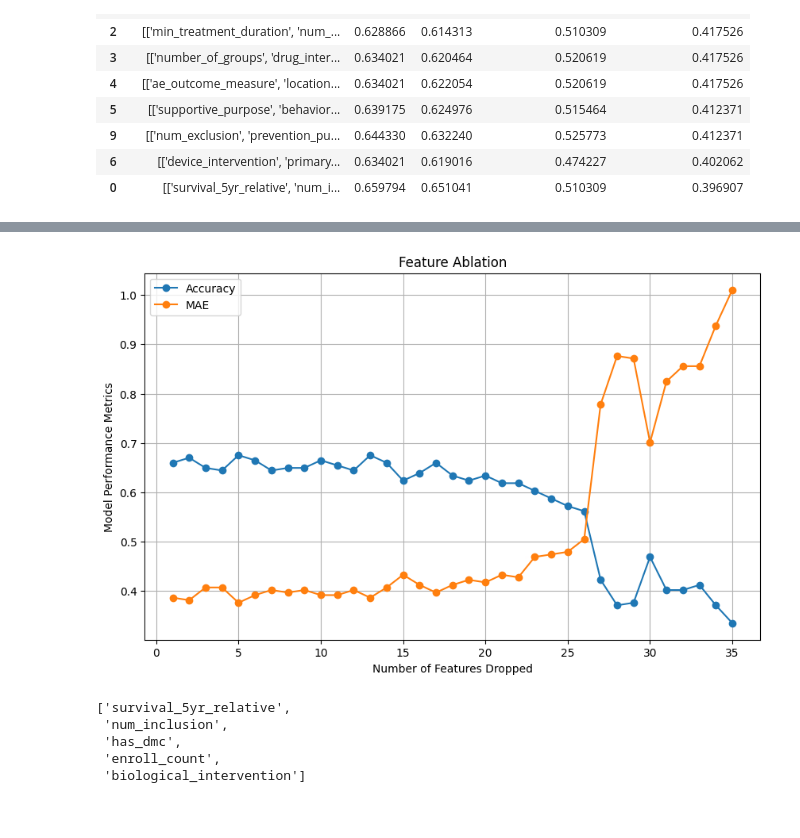
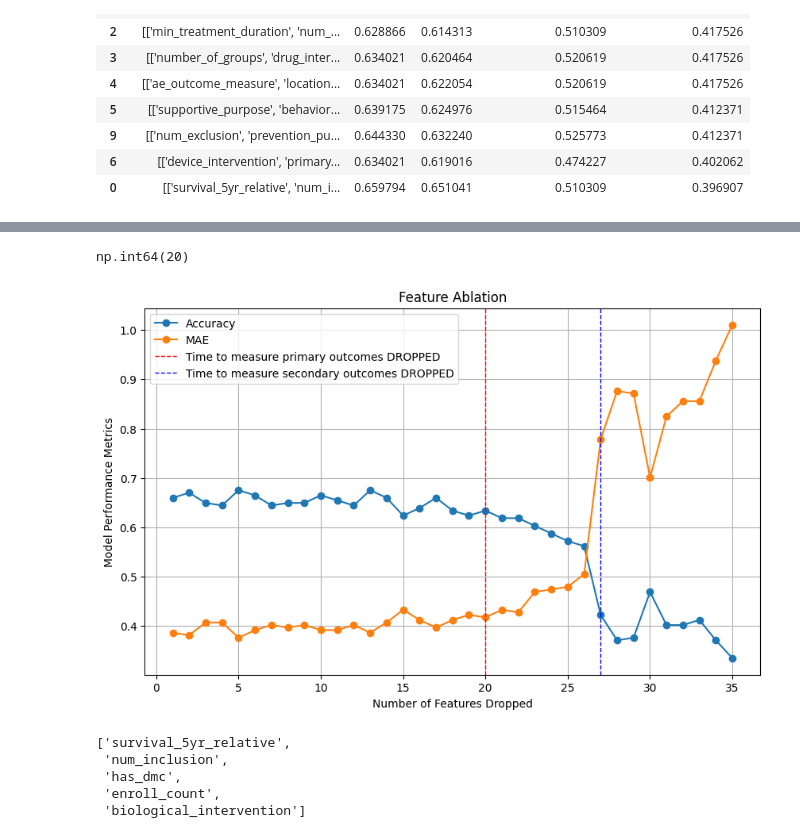
Before and after one commit to cynthiaxu04/predicting-clinicaltrials, a Jupyter notebook: model/feature_ablation.ipynb, the cells around one changed output, grey strips where cells are left out. Cells and saved outputs as stored; diff of their text form; code cells hidden in the pictures.

```diff
--- a/model/feature_ablation.ipynb
+++ b/model/feature_ablation.ipynb
@@ -257,18 +259,28 @@ Feature Importance
 | 32 | ['survival_5yr_relative', 'num_in... | 0.412371 | 0.356378 | 1.391753 | 0.855670 | 33 |
 | 33 | ['survival_5yr_relative', 'num_in... | 0.371134 | 0.368348 | 1.556701 | 0.938144 | 34 |
 | 34 | ['survival_5yr_relative', 'num_in... | 0.335052 | 0.112260 | 1.701031 | 1.010309 | 35 |
+# %%
+results3.loc[results3['feature_dropped'].apply(lambda x: x[-1] == "primary_max_days" if isinstance(x, list) and x else False), 'num_features_dropped'].values[0]
+# %% [output]
+np.int64(20)
 # %%
 plt.figure(figsize=(10, 6))
 plt.plot(results3["num_features_dropped"], results3['accuracy'], marker='o', linestyle='-', label='Accuracy')
 plt.plot(results3["num_features_dropped"], results3['mean_absolute_error'], marker='o', linestyle='-', label='MAE')
+plt.axvline(
+    x=results3.loc[results3['feature_dropped'].apply(lambda x: x[-1] == "primary_max_days" if isinstance(x, list) and x else False), 'num_features_dropped'].values[0],
+    color='r', linestyle='--', linewidth=1, label='Time to measure primary outcomes DROPPED')
+plt.axvline(
+    x=results3.loc[results3['feature_dropped'].apply(lambda x: x[-1] == "secondary_max_days" if isinstance(x, list) and x else False), 'num_features_dropped'].values[0],
+    color='b', linestyle='--', linewidth=1, label='Time to measure secondary outcomes DROPPED')
 plt.title('Feature Ablation')
 plt.xlabel('Number of Features Dropped')
 plt.ylabel('Model Performance Metrics')
 plt.legend()  # Show legend
 plt.grid(True)
 plt.show()
 # %% [output]
-[figure, old version]
+[figure, new version]
 # %%
 drop_features = results3.loc[results3['mean_absolute_error'].idxmin(), 'feature_dropped']
 drop_features
```
Also changed, not shown: parts of 1 cell of this notebook, 1 other file.
